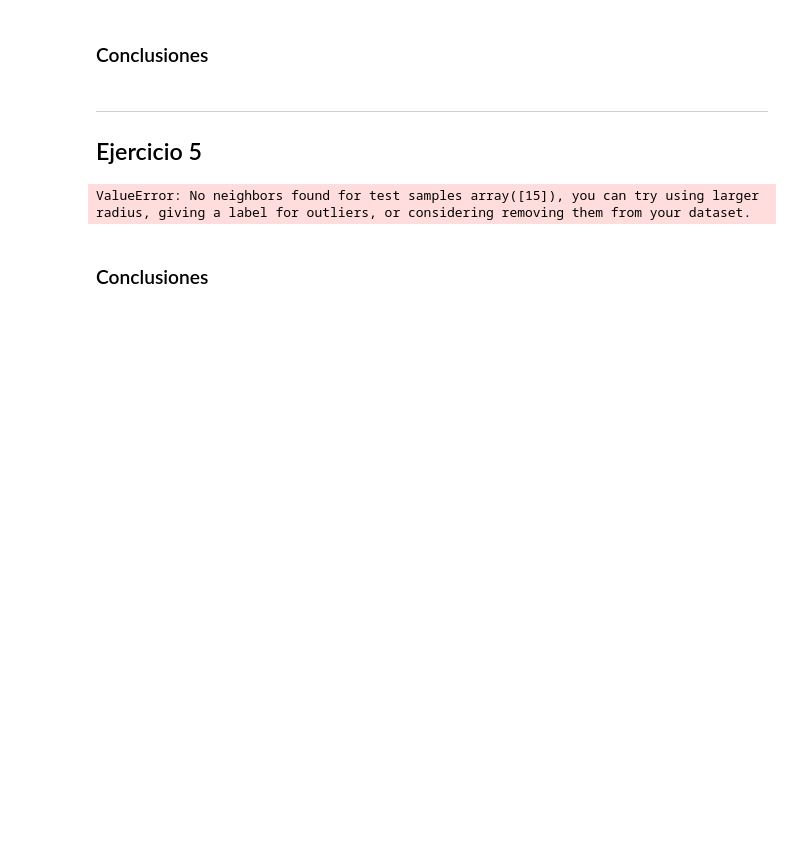
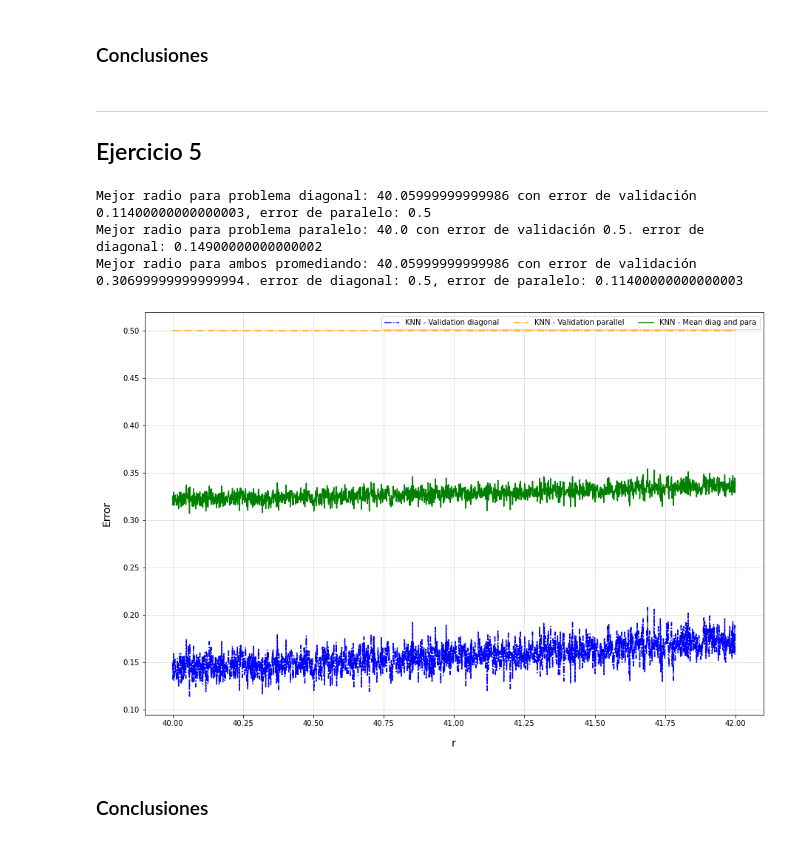
Before and after one commit to jfarizano/IntroML, a Jupyter notebook: tp4.ipynb, the cells around one changed output. Saved outputs shown, nothing was run; the diff lists cells and outputs as text; code cells hidden in the pictures; blank space fills up the shorter version.

```diff
--- a/tp4.ipynb
+++ b/tp4.ipynb
@@ -89,30 +76,17 @@ X_train, X_val, y_train, y_val = train_test_split(X, y, random_state=0, test_siz
 df_test_spirals = pd.read_csv("datasets/espirales_con_ruido/c_2.test", header=None, names = col_names)
 X_test, y_test = df_test_spirals[x_col_names], df_test_spirals[y_col_name]
 
-best_val_error = math.inf
+k_values = range(1, 26)
+best_knn, best_k, error_train, error_val, error_test = train_kneigh_classif(k_values, X_train, y_train, X_val, y_val, X_test, y_test)
+
 errors = []
 
-for k in list(range(1, 26)):
-  knn = KNeighborsClassifier(n_neighbors=k)
-  knn.fit(X_train, y_train)
+for i in range(25):
+  errors.append([error_train[i], i + 1, "Train error"])
+  errors.append([error_val[i], i + 1, "Validation error"])
+  errors.append([error_test[i], i + 1, "Test Error"])
 
-  predict_train = knn.predict(X_train)
-  predict_val = knn.predict(X_val)
-  predict_test = knn.predict(X_test)
-
-  actual_train_error = 1 - accuracy_score(y_train, predict_train)
-  actual_val_error = 1 - accuracy_score(y_val, predict_val)
-  actual_test_error = 1 - accuracy_score(y_test, predict_test)
-
-  errors.append([actual_train_error, k, "Train error"])
-  errors.append([actual_val_error, k, "Validation error"])
-  errors.append([actual_test_error, k, "Test error"])
-
-  if actual_val_error < best_val_error:
-    best_val_error = actual_val_error
-    best_k = k
-    best_knn = deepcopy(knn)
-    knn_predict = deepcopy(predict_test)
+knn_predict = best_knn.predict(X_test)
 
 clf = DecisionTreeClassifier(criterion="entropy",min_impurity_decrease=0.005,random_state=0,min_samples_leaf=5)
 clf.fit(X_train, y_train)
@@ -442,14 +385,14 @@ best_val_error_diag = math.inf
 best_val_error_para = math.inf
 best_val_error_mean = math.inf
 
-for r in [30, 40, 50]:
+r_values = np.arange(40, 42, 0.001)
+
+for r in r_values:
   acum_diag = 0
   acum_para = 0
   acum_mean = 0
 
-  # Repito una cantidad de alta porque los resultados me variaban mucho cada
-  # vez que ejecutaba
-  repeats = 100
+  repeats = 20
 
   for _ in range (repeats):
     # Genero los conjuntos de entrenamiento
@@ -482,34 +425,37 @@ for r in [30, 40, 50]:
     errors.append([actual_error_val_para, r, f"KNN - Validation parallel"])
     errors.append([actual_error_val_mean, r, f"KNN - Mean diag and para"])
 
   acum_diag /= repeats
   acum_para /= repeats
   acum_mean /= repeats
 
   if acum_diag < best_val_error_diag:
     best_val_error_diag = acum_diag
     best_r_diag = r
     best_diag_error_para = acum_para
 
   if acum_para < best_val_error_para:
     best_val_error_para = acum_para
     best_r_para = r
     best_para_error_diag = acum_diag
 
   if acum_mean < best_val_error_mean:
     best_val_error_mean = acum_mean
     best_r_mean = r
     best_mean_error_diag = acum_para
     best_mean_error_para = acum_diag
 
 errors_df = pd.DataFrame(errors, columns = ["Error", "r", "Class"])
 graph_errors(errors_df, 'r')
 
 print(f"Mejor radio para problema diagonal: {best_r_diag} con error de validación {best_val_error_diag}, error de paralelo: {best_diag_error_para}")
 print(f"Mejor radio para problema paralelo: {best_r_para} con error de validación {best_val_error_para}. error de diagonal: {best_para_error_diag}")
 print(f"Mejor radio para ambos promediando: {best_r_mean} con error de validación {best_val_error_mean}. error de diagonal: {best_mean_error_diag}, error de paralelo: {best_mean_error_para}")
 # %% [output]
-ValueError: No neighbors found for test samples array([15]), you can try using larger radius, giving a label for outliers, or considering removing them from your dataset.
+Mejor radio para problema diagonal: 40.05999999999986 con error de validación 0.11400000000000003, error de paralelo: 0.5
+Mejor radio para problema paralelo: 40.0 con error de validación 0.5. error de diagonal: 0.14900000000000002
+Mejor radio para ambos promediando: 40.05999999999986 con error de validación 0.30699999999999994. error de diagonal: 0.5, error de paralelo: 0.11400000000000003
+[figure, added]
 # %% [markdown]
 ### Conclusiones
 # %% [markdown]
```
Also changed, not shown: parts of 8 cells of this notebook, 1 other file.
